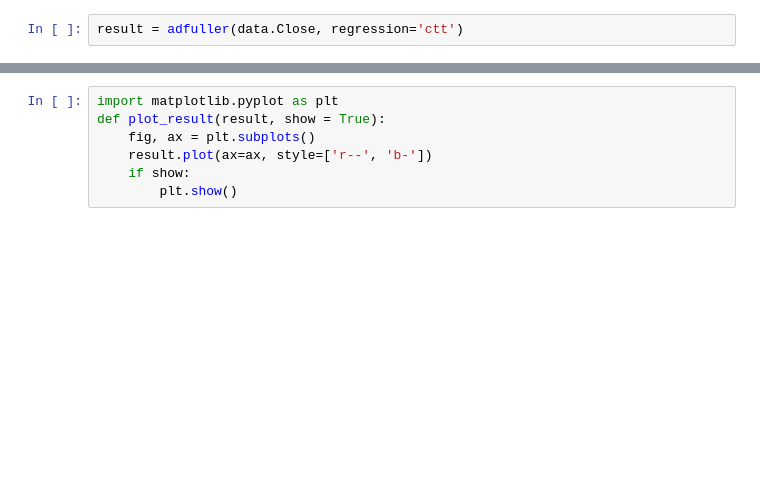
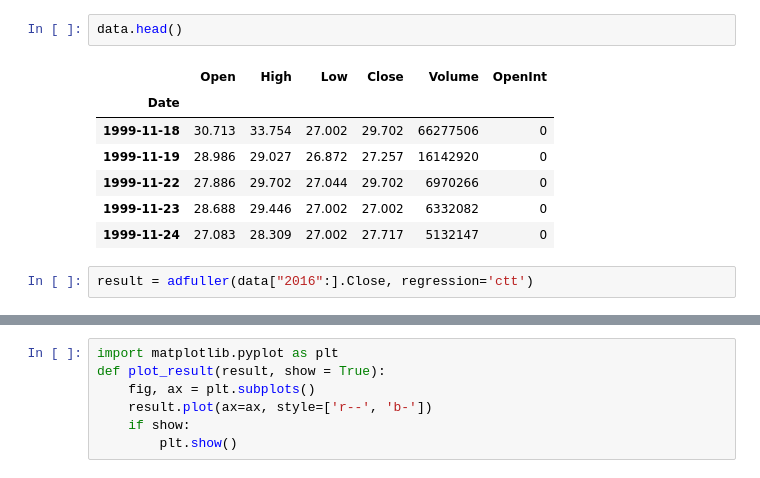
Before and after one commit to Turing-Machines-PESU/stock_market_analysis, a Jupyter notebook: Dickey Fuller Test and Filters.ipynb, the cells around one changed output, grey strips where cells are left out. Saved outputs shown, nothing was run; the diff lists cells and outputs as text; blank space fills up the shorter version.

```diff
--- a/Dickey Fuller Test and Filters.ipynb
+++ b/Dickey Fuller Test and Filters.ipynb
@@ -13,5 +16,15 @@ plt.show()
+# %%
+data.head()
+# %% [output]
+|  | Open | High | Low | Close | Volume | OpenInt |
+| Date |  |  |  |  |  |  |
+| 1999-11-18 | 30.713 | 33.754 | 27.002 | 29.702 | 66277506 | 0 |
+| 1999-11-19 | 28.986 | 29.027 | 26.872 | 27.257 | 16142920 | 0 |
+| 1999-11-22 | 27.886 | 29.702 | 27.044 | 29.702 | 6970266 | 0 |
+| 1999-11-23 | 28.688 | 29.446 | 27.002 | 27.002 | 6332082 | 0 |
+| 1999-11-24 | 27.083 | 28.309 | 27.002 | 27.717 | 5132147 | 0 |
 # %%
-result = adfuller(data.Close, regression='ctt')
+result = adfuller(data["2016":].Close, regression='ctt')
 # %%
 print("ADF Statistics: %.8f"%result[0])
 print("p value: %.8f"%result[1])
```
Also changed, not shown: parts of 17 cells of this notebook, 2 other files.
